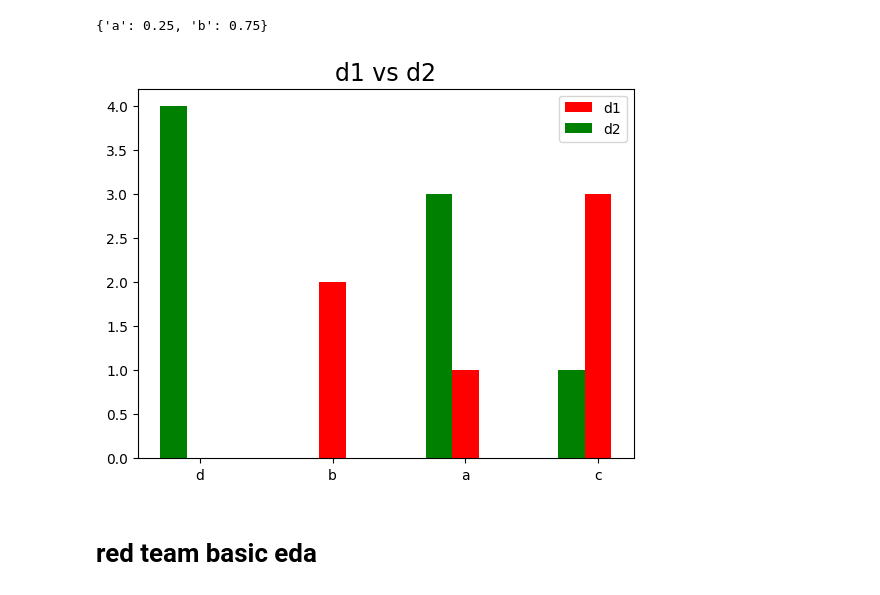
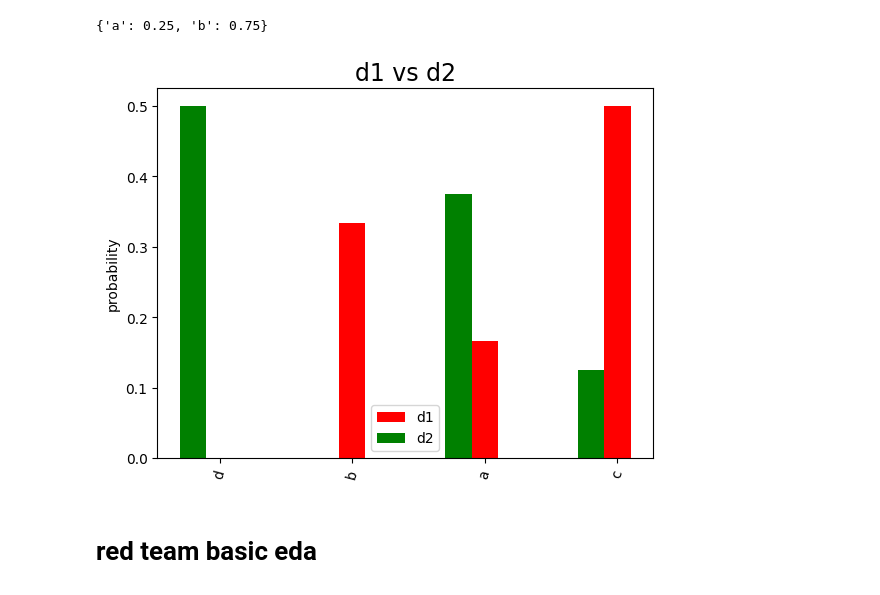
Before and after one commit to mariia-dream/lanl_data, a Jupyter notebook: lanl_basic_eda.ipynb, the cells around one changed output. Cells and saved outputs as stored; diff of their text form; code cells hidden in the pictures.

```diff
--- a/lanl_basic_eda.ipynb
+++ b/lanl_basic_eda.ipynb
@@ -87,28 +87,29 @@ normalize_dict({'a': 1, 'b': 3})
 # %%
 d1 = {'a': 1, 'b': 2, 'c': 3}
 d2 = {'a': 3, 'c': 1, 'd': 4}
 
 def align_plot_two_dicts(d1, d2, d1_name, d2_name, plot_title):
   # align with keys
   all_keys = set(d1.keys()).union(set(d2.keys()))
   full_d1 = dict()
   full_d2 = dict()
   for all_key in all_keys:
     full_d1[all_key] = d1.get(all_key, 0)
     full_d2[all_key] = d2.get(all_key, 0)
 
   X = np.arange(len(full_d1))
   ax = plt.subplot(111)
   ax.bar(X, full_d1.values(), width=0.2, color='r', align='center')
   ax.bar(X-0.2, full_d2.values(), width=0.2, color='g', align='center')
   ax.legend((d1_name, d2_name))
-  plt.xticks(X, all_keys)
+  plt.xticks(X, all_keys, rotation = 75)
   plt.title(plot_title, fontsize=17)
+  plt.ylabel('probability')
   plt.show()
 
-align_plot_two_dicts(d1, d2, d1_name = 'd1', d2_name='d2', plot_title='d1 vs d2')
+align_plot_two_dicts(normalize_dict(d1), normalize_dict(d2), d1_name = 'd1', d2_name='d2', plot_title='d1 vs d2')
 # %% [output]
-[figure, old version]
+[figure, new version]
 # %% [markdown]
 # red team basic eda
 # %% [markdown]
```
Also changed, not shown: parts of 12 cells of this notebook.
